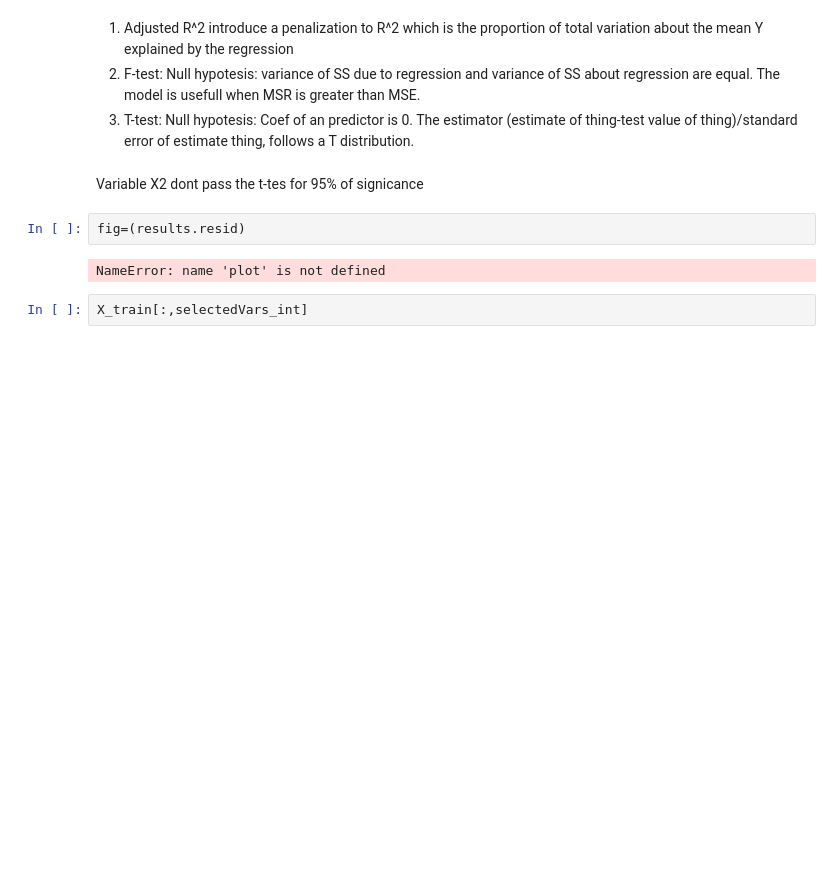
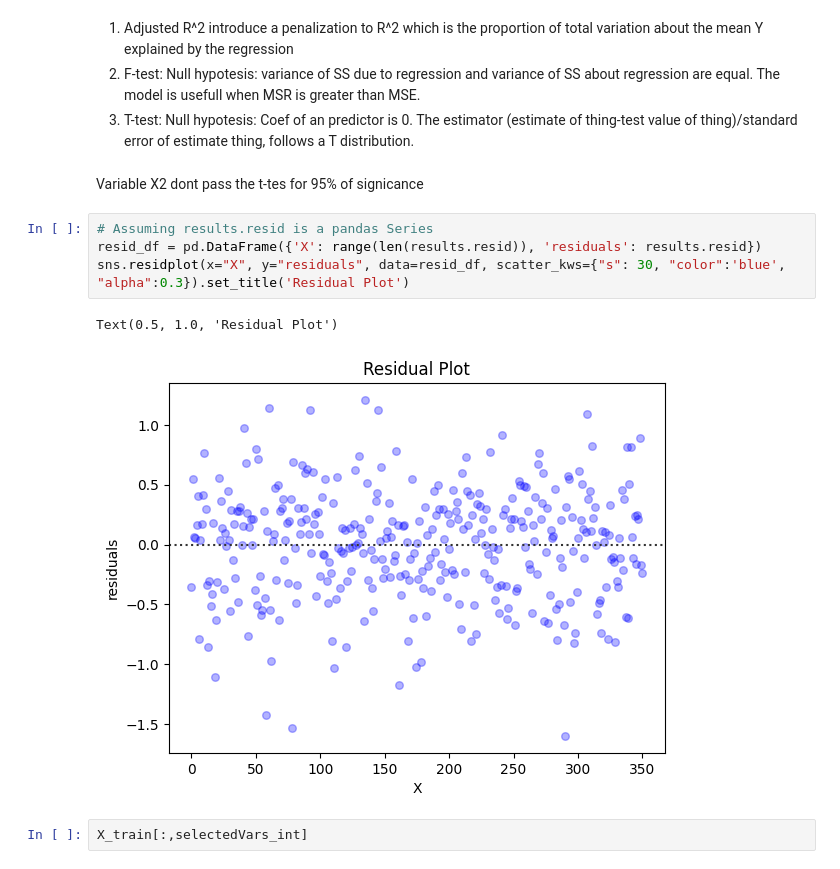
Before and after one commit to 318281029SBH/Escuela, a Jupyter notebook: GWeatherLinearRegression.ipynb, the cells around one changed output. Saved outputs shown, nothing was run; the diff lists cells and outputs as text; blank space fills up the shorter version.

```diff
--- a/GWeatherLinearRegression.ipynb
+++ b/GWeatherLinearRegression.ipynb
@@ -307,10 +307,13 @@ The model is usefull when MSR is greater than MSE.
 The estimator (estimate of thing-test value of thing)/standard error of estimate thing, follows a T distribution.
 # %% [markdown]
 Variable X2 dont pass the t-tes for 95% of signicance
-# %%
-fig=(results.resid)
-# %% [output]
-NameError: name 'plot' is not defined
+# %%
+# Assuming results.resid is a pandas Series
+resid_df = pd.DataFrame({'X': range(len(results.resid)), 'residuals': results.resid})
+sns.residplot(x="X", y="residuals", data=resid_df, scatter_kws={"s": 30, "color":'blue', "alpha":0.3}).set_title('Residual Plot')
+# %% [output]
+Text(0.5, 1.0, 'Residual Plot')
+[figure, added]
 # %%
 X_train[:,selectedVars_int]
 # %% [output]
```
Also changed, not shown: parts of 2 cells of this notebook.
